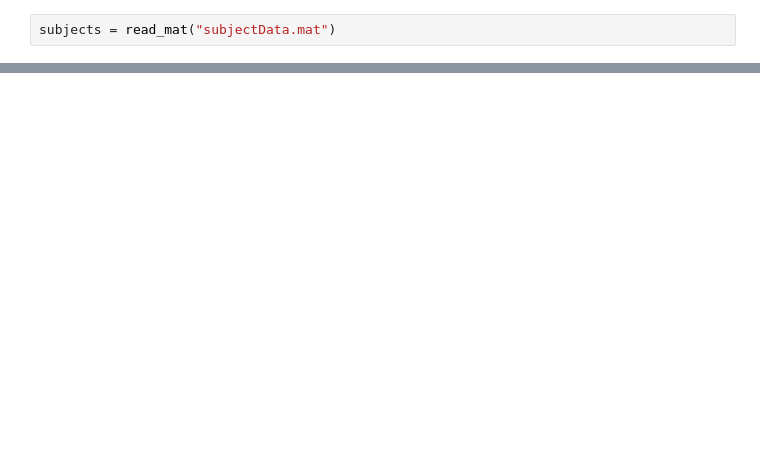
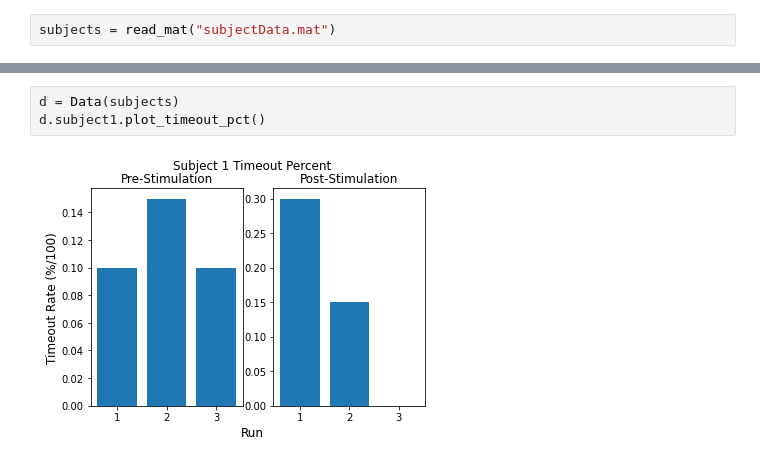
Before and after one commit to coreykarnei/Neural_Final_project, a Jupyter notebook: neural_final_notebook.ipynb, the cells around one changed output, grey strips where cells are left out. Cells and saved outputs as stored; diff of their text form; blank space fills up the shorter version.

```diff
--- a/neural_final_notebook.ipynb
+++ b/neural_final_notebook.ipynb
@@ -97,0 +154,5 @@ Post-Stimulation:
+# %%
+d = Data(subjects)
+d.subject1.plot_timeout_pct()
+# %% [output]
+[figure, added]
```
Also changed, not shown: parts of 6 cells of this notebook.
